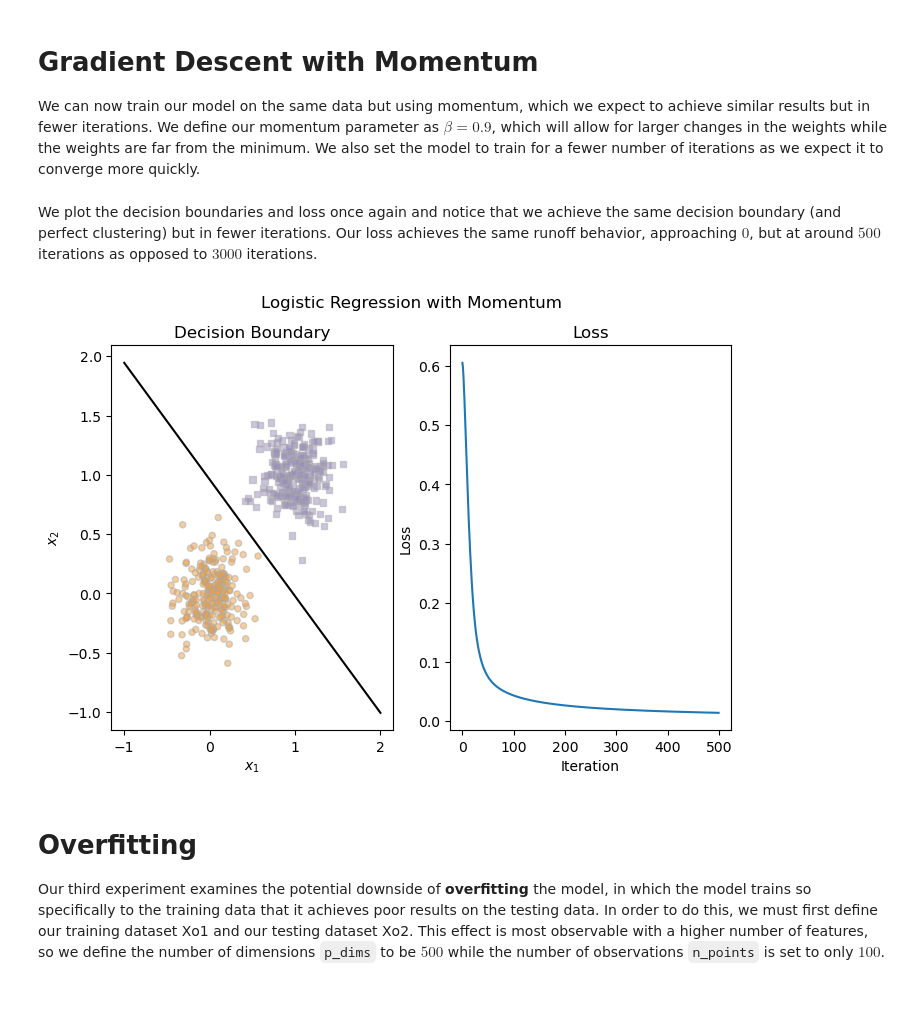
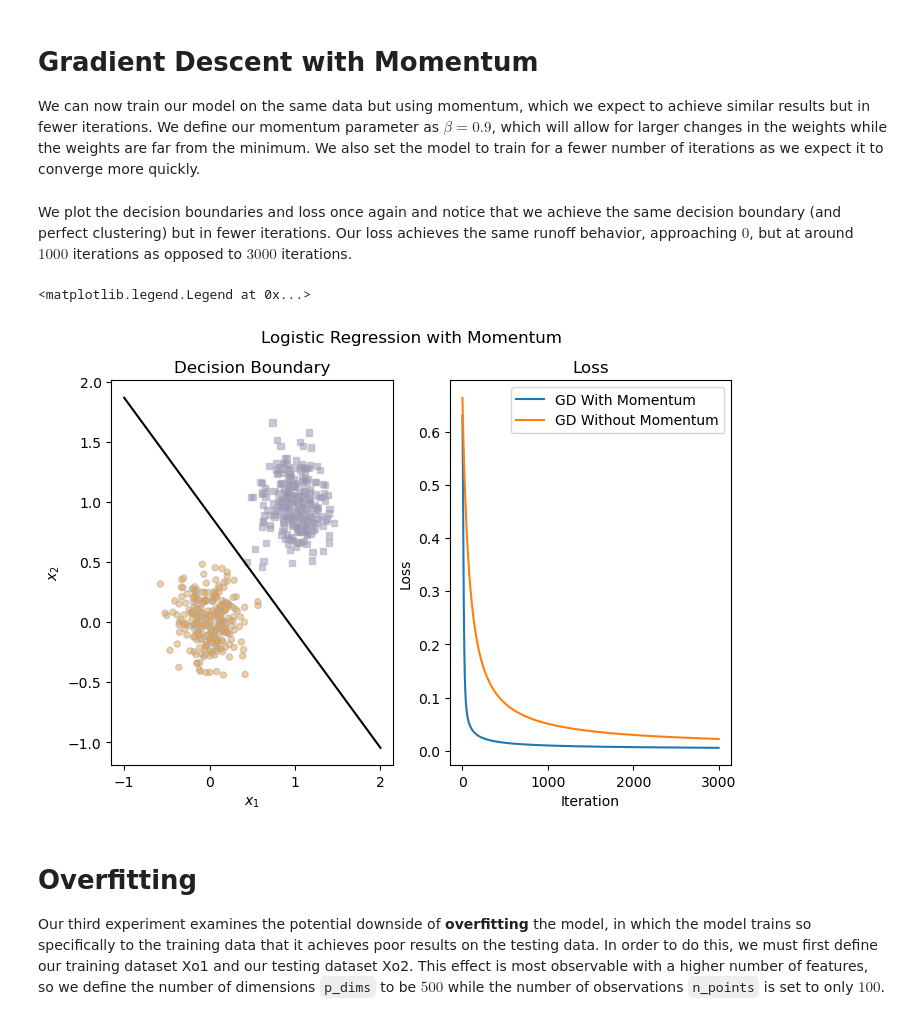
Before and after one commit to omar-armbruster/omar-armbruster.github.io, a Jupyter notebook: posts/logistic-regression/index.ipynb, the cells around one changed output. Cells and saved outputs as stored; diff of their text form; code cells hidden in the pictures.

Commit message:
Fixed momentum graph

```diff
--- a/posts/logistic-regression/index.ipynb
+++ b/posts/logistic-regression/index.ipynb
@@ -93,12 +93,12 @@ def plot_loss(loss, ax, **kwargs):
     ax.set_xlabel('Iteration')
     ax.set_ylabel('Loss')
 
-def plot_results(LR, X, y, loss, ax):
+def plot_results(LR, X, y, loss, ax, **kwargs):
     plot_data(X,y,ax[0])
     draw_line(LR.w, -1, 2, ax[0], color = 'black')
     ax[0].set_title('Decision Boundary')
     ax[1].set_title('Loss')
-    plot_loss(loss, ax[1])
+    plot_loss(loss, ax[1], **kwargs)
 # %% [markdown]
 We define the following data for the first two experiments, which is composed of two linearly separable clusters.
 # %%
@@ -115,10 +115,10 @@ LR = LogisticRegression()
 opt = GradientDescentOptimizer(LR)
 
 
-loss = []
+v_loss = []
 for _ in range(3000):
     l = LR.loss(X,y)
-    loss.append(l)
+    v_loss.append(l)
     opt.step(X, y, alpha = 0.1, beta = 0)
 # %% [markdown]
 After $3000$ iterations, we notice that the loss converges to a value close to $0$. We can also observe that the our decision boundary (dictated by the optimal weights) perfectly divides the data into their correct clusters. Nice!
@@ -136,19 +136,22 @@ LR = LogisticRegression()
 opt = GradientDescentOptimizer(LR)
 
 
-loss = []
-for _ in range(500):
+m_loss = []
+for _ in range(3000):
     l = LR.loss(X,y)
-    loss.append(l)
+    m_loss.append(l)
     opt.step(X, y, alpha = 0.1, beta = 0.9)
 # %% [markdown]
-We plot the decision boundaries and loss once again and notice that we achieve the same decision boundary (and perfect clustering) but in fewer iterations. Our loss achieves the same runoff behavior, approaching $0$, but at around $500$ iterations as opposed to $3000$ iterations.
+We plot the decision boundaries and loss once again and notice that we achieve the same decision boundary (and perfect clustering) but in fewer iterations. Our loss achieves the same runoff behavior, approaching $0$, but at around $1000$ iterations as opposed to $3000$ iterations.
 # %%
 fig, ax = plt.subplots(1, 2, figsize = (8, 5))
 fig.suptitle('Logistic Regression with Momentum')
-plot_results(LR, X, y, loss, ax)
+plot_results(LR, X, y, m_loss, ax, label = 'GD With Momentum')
+ax[1].plot(v_loss, label = 'GD Without Momentum')
+ax[1].legend()
 # %% [output]
+<matplotlib.legend.Legend at 0x...>
-[figure, old version]
+[figure, new version]
 # %% [markdown]
 # Overfitting
 Our third experiment examines the potential downside of **overfitting** the model, in which the model trains so specifically to the training data that it achieves poor results on the testing data. In order to do this, we must first define our training dataset Xo1 and our testing dataset Xo2. This effect is most observable with a higher number of features, so we define the number of dimensions `p_dims` to be $500$ while the number of observations `n_points` is set to only $100$.
```
Also changed, not shown: parts of 2 cells of this notebook, 6 other files.
